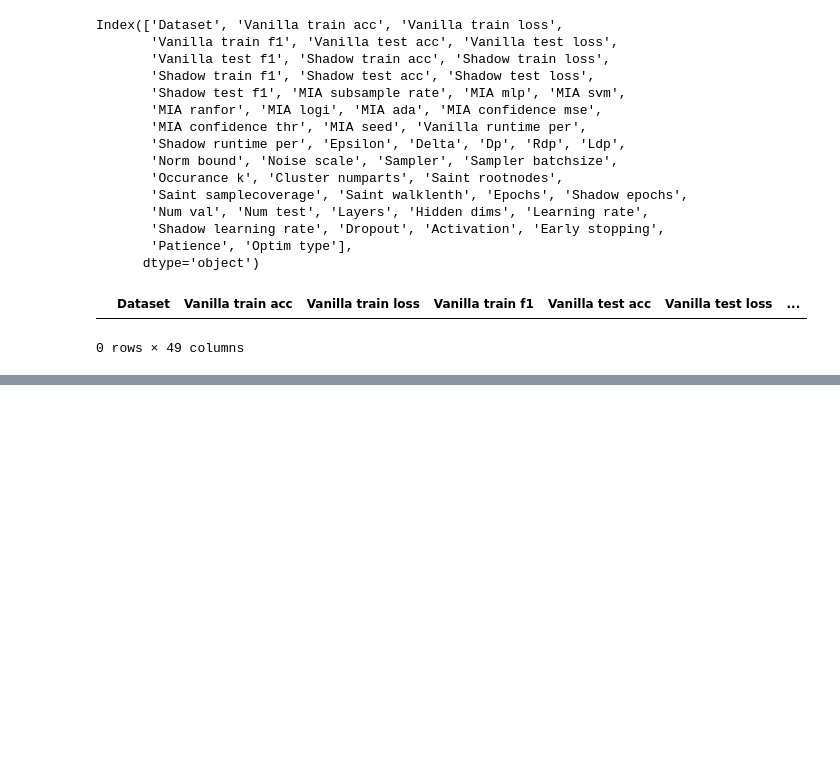
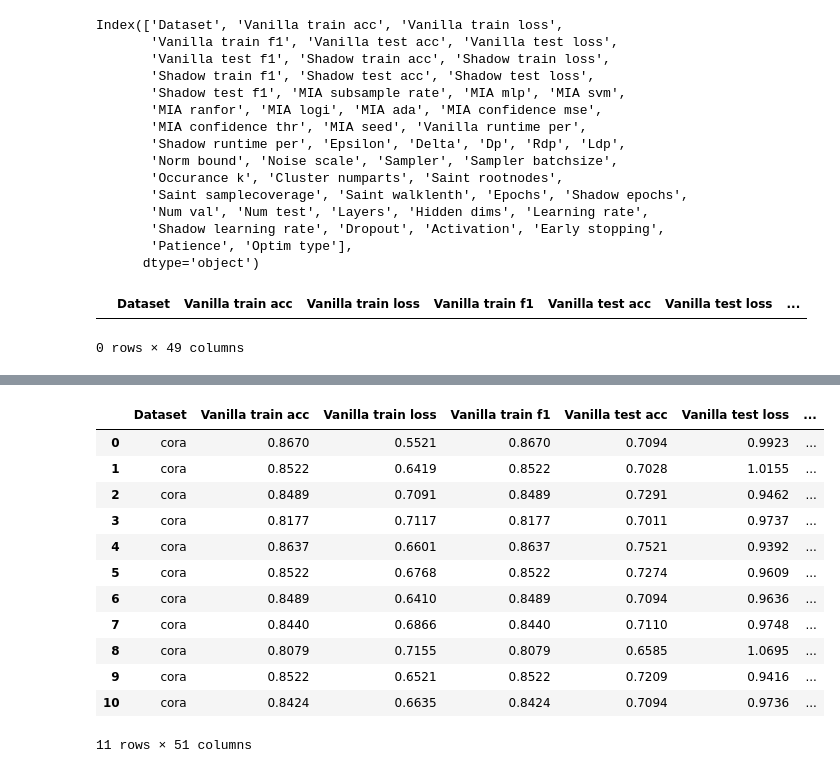
Before and after one commit to Jean-Yifan-Sun/my_DPGCN, a Jupyter notebook: analyse.ipynb, the cells around one changed output, grey strips where cells are left out. Drawn from its saved outputs; the diff is of its cells as text; code cells hidden in the pictures; blank space fills up the shorter version.

```diff
--- a/analyse.ipynb
+++ b/analyse.ipynb
@@ -104,0 +105,31 @@ pd.DataFrame(clean_res).T
+# %%
+def get_res_rdp(cora:pd.DataFrame):
+    maxx = ['Vanilla test acc','Vanilla test f1']
+    meann = ['Vanilla runtime per','MIA mlp', 'MIA svm','MIA ranfor', 'MIA logi', 'MIA ada', 'MIA confidence mse','Epsilon','Delta']
+    minn = ['Epsilon','Delta']
+    res = {}
+
+    for k in maxx:
+        res[k] = cora.max()[k]
+    for k in meann:
+        res[k] = cora.mean(numeric_only=True)[k]
+    for k in minn:
+        res[k] = cora.mean(numeric_only=True)[k]
+    return res
+
+df = pd.read_csv('/mnt/ssd1/sunyifan/WorkStation/dpuf/my_DPGCN/ress/cora_ns1_nb1_cluster.csv',index_col=0)
+df
+# %% [output]
+|  | Dataset | Vanilla train acc | Vanilla train loss | Vanilla train f1 | Vanilla test acc | Vanilla test loss | ... |
+| 0 | cora | 0.8670 | 0.5521 | 0.8670 | 0.7094 | 0.9923 | ... |
+| 1 | cora | 0.8522 | 0.6419 | 0.8522 | 0.7028 | 1.0155 | ... |
+| 2 | cora | 0.8489 | 0.7091 | 0.8489 | 0.7291 | 0.9462 | ... |
+| 3 | cora | 0.8177 | 0.7117 | 0.8177 | 0.7011 | 0.9737 | ... |
+| 4 | cora | 0.8637 | 0.6601 | 0.8637 | 0.7521 | 0.9392 | ... |
+| 5 | cora | 0.8522 | 0.6768 | 0.8522 | 0.7274 | 0.9609 | ... |
+| 6 | cora | 0.8489 | 0.6410 | 0.8489 | 0.7094 | 0.9636 | ... |
+| 7 | cora | 0.8440 | 0.6866 | 0.8440 | 0.7110 | 0.9748 | ... |
+| 8 | cora | 0.8079 | 0.7155 | 0.8079 | 0.6585 | 1.0695 | ... |
+| 9 | cora | 0.8522 | 0.6521 | 0.8522 | 0.7209 | 0.9416 | ... |
+| 10 | cora | 0.8424 | 0.6635 | 0.8424 | 0.7094 | 0.9736 | ... |
+11 rows × 51 columns
```
Also changed, not shown: parts of 3 cells of this notebook, 46 other files.
